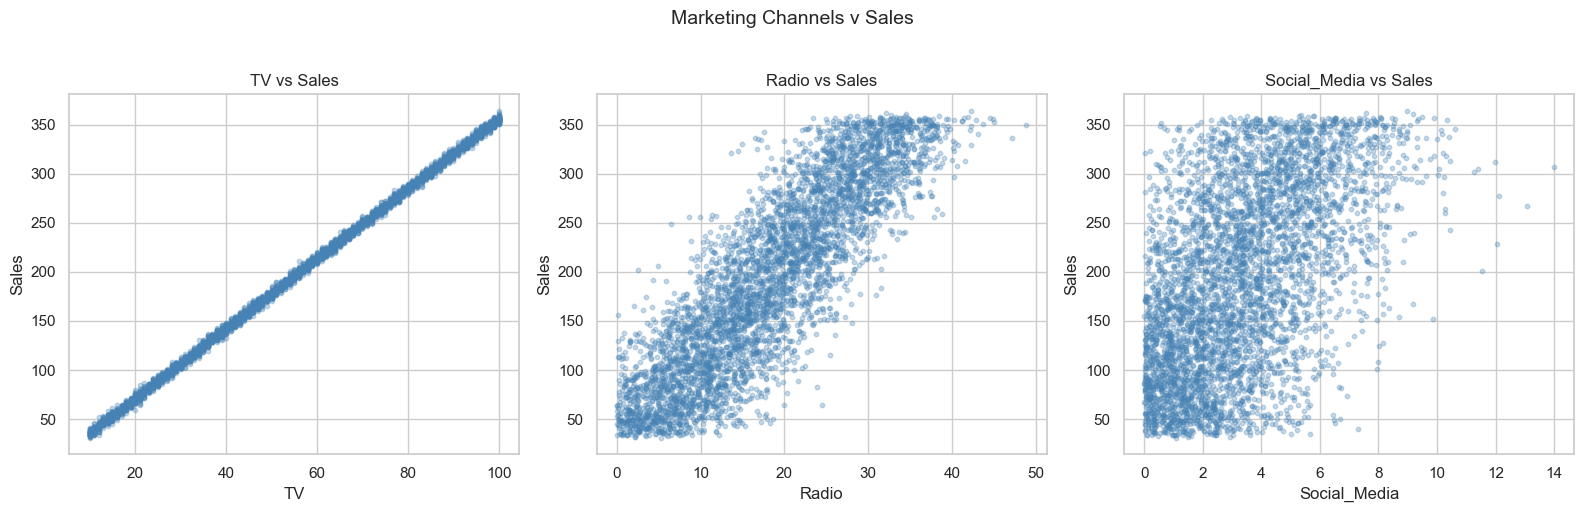
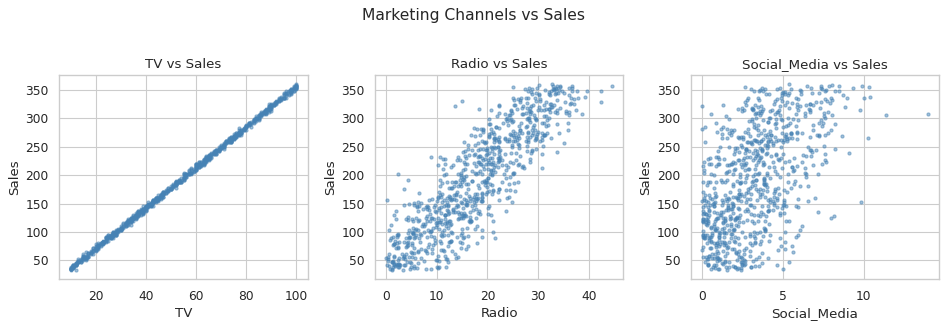
Code edit (unified diff) that turned the first committed figure into the second:
--- before
+++ after
@@ -1,13 +1,14 @@
-# Scatter plots: each channel vs Sales
 channels = ["TV", "Radio", "Social_Media"]
-fig, axes = plt.subplots(1, 3, figsize=(16, 5))
+fig, axes = plt.subplots(1, 3, figsize=(12, 4))
 
+df_sample = df.sample(n=min(800, len(df)), random_state=42)
 for ax, col in zip(axes, channels):
-    ax.scatter(df[col], df["Sales"], alpha=0.3, color="steelblue", s=10)
+    ax.scatter(df_sample[col], df_sample["Sales"], alpha=0.5, color="steelblue", s=8, rasterized=True)
     ax.set_xlabel(col)
     ax.set_ylabel("Sales")
     ax.set_title(f"{col} vs Sales")
 
-plt.suptitle("Marketing Channels v Sales", fontsize=14, y=1.02)
+plt.suptitle("Marketing Channels vs Sales", fontsize=14, y=1.02)
 plt.tight_layout()
+plt.savefig("channels_vs_sales.png", dpi=70, bbox_inches="tight")
 plt.show()

Commit: nb v2